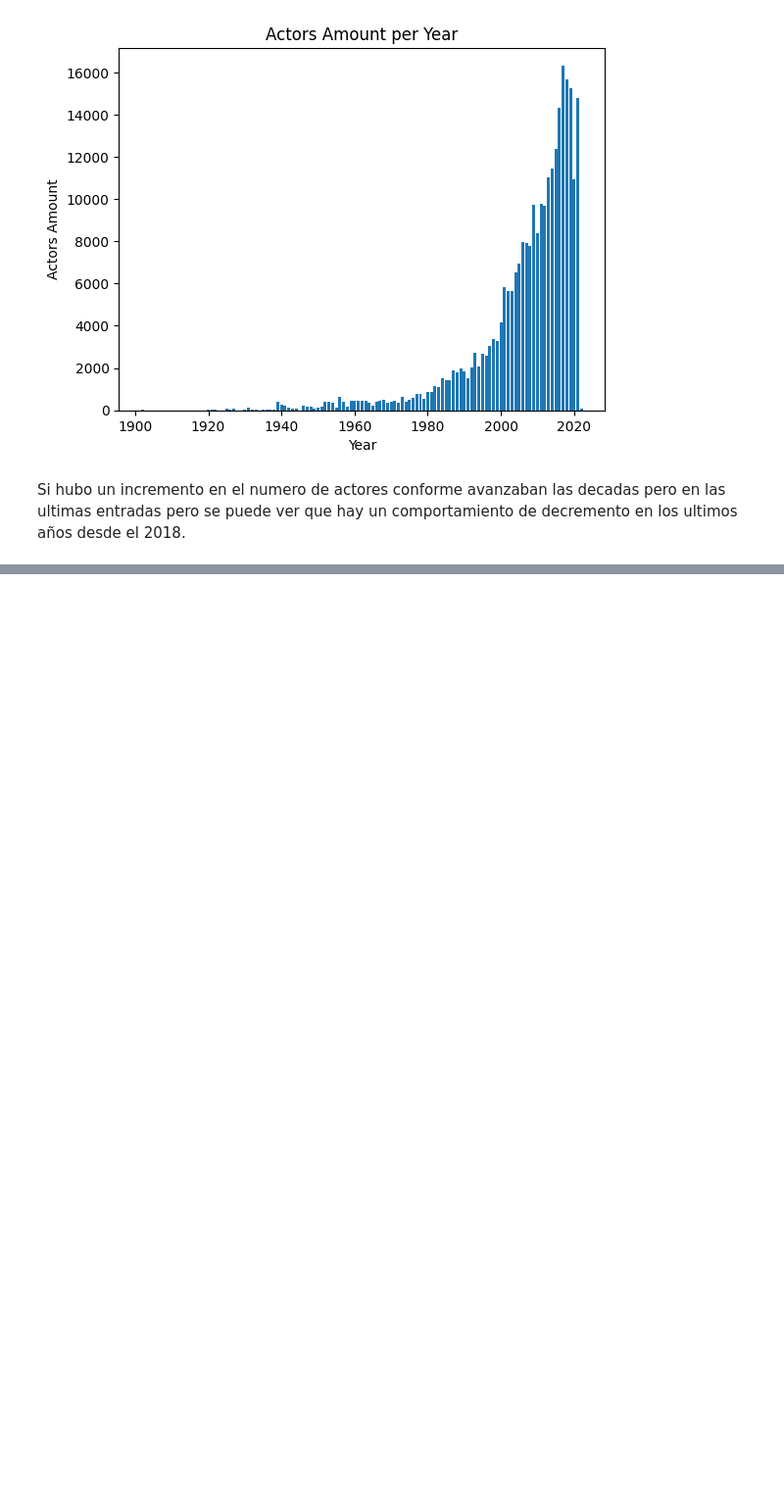
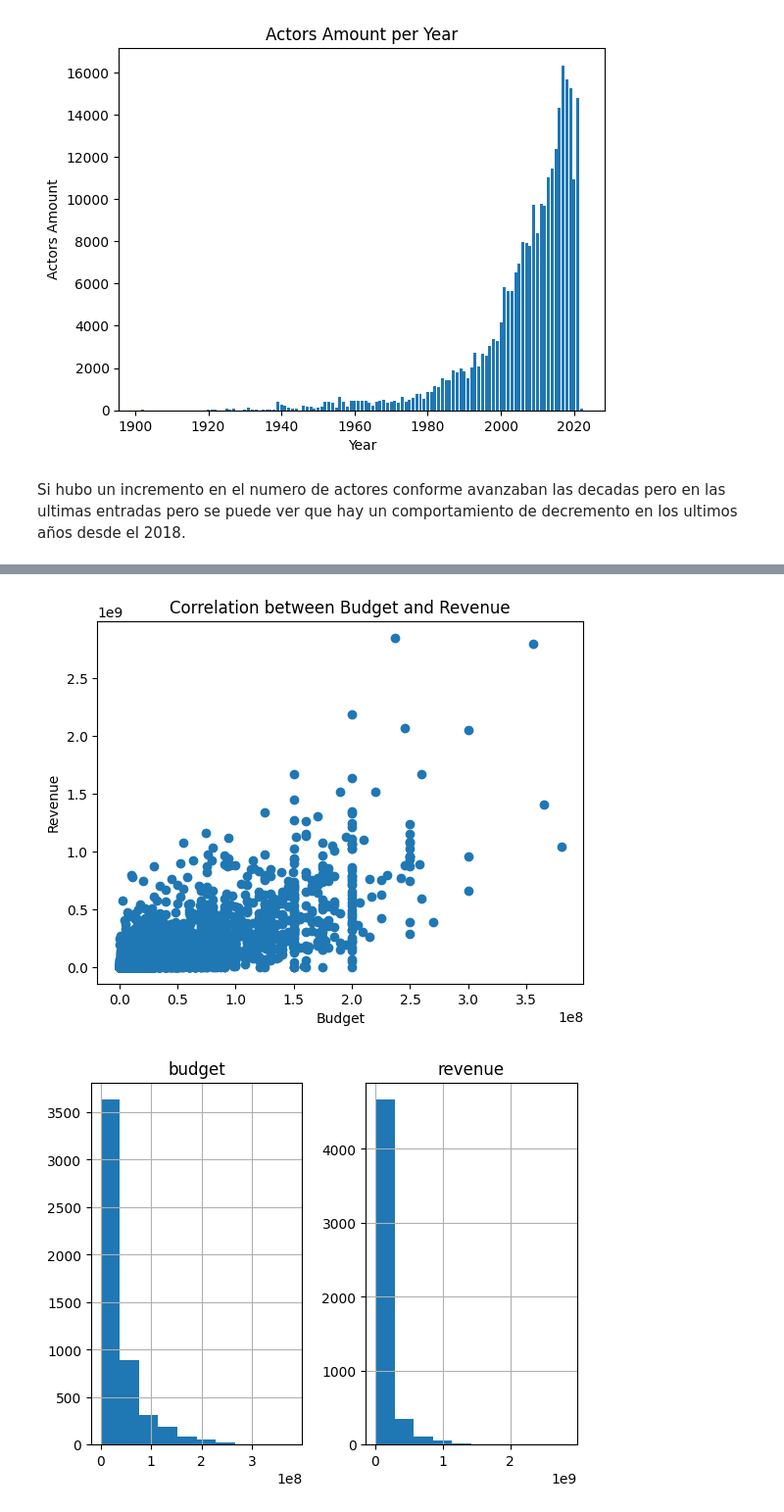
Before and after one commit to her20053/Mineria-de-datos, a Jupyter notebook: HT1 Analisis Exploratorio/HT1.ipynb, the cells around one changed output, grey strips where cells are left out. Shown: that part at 98% size. Drawn from its saved outputs; the diff is of its cells as text; code cells hidden in the pictures; blank space fills up the shorter version.

```diff
--- a/HT1 Analisis Exploratorio/HT1.ipynb
+++ b/HT1 Analisis Exploratorio/HT1.ipynb
@@ -331,0 +427,18 @@ Si hubo un incremento en el numero de actores conforme avanzaban las decadas per
+# %%
+df_budgets = prueba[['budget','revenue','genres']].dropna()
+
+df_budgets = df_budgets[df_budgets.budget != 0][['budget','revenue']]
+
+plt.scatter(df_budgets['budget'], df_budgets['revenue'])
+plt.xlabel('Budget')
+plt.ylabel('Revenue')
+plt.title('Correlation between Budget and Revenue')
+plt.show()
+
+df_budgets.hist(bins=10)
+plt.show()
+
+# print(df_budgets.head(100).to_string(index=False))
+# %% [output]
+[figure, added]
+[figure, added]
```
Also changed, not shown: parts of 31 cells of this notebook, 1 other file.
